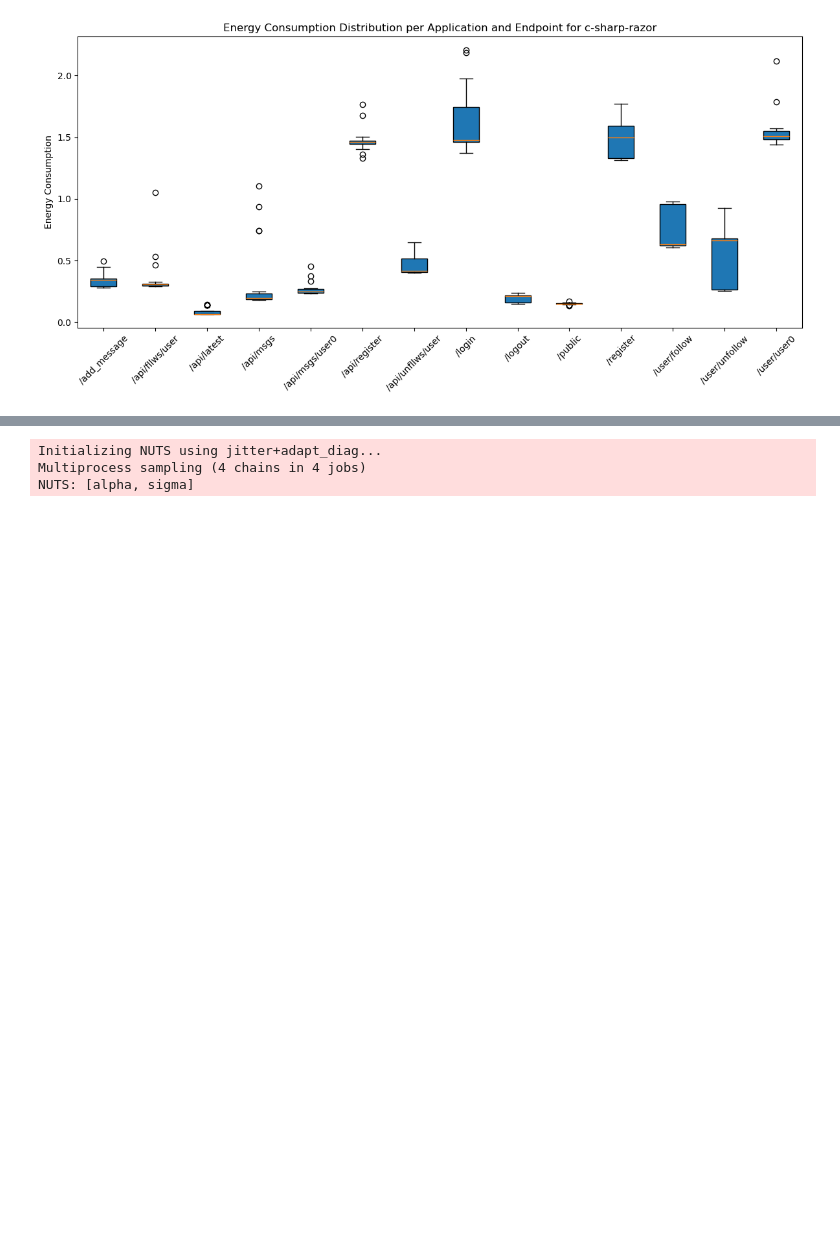
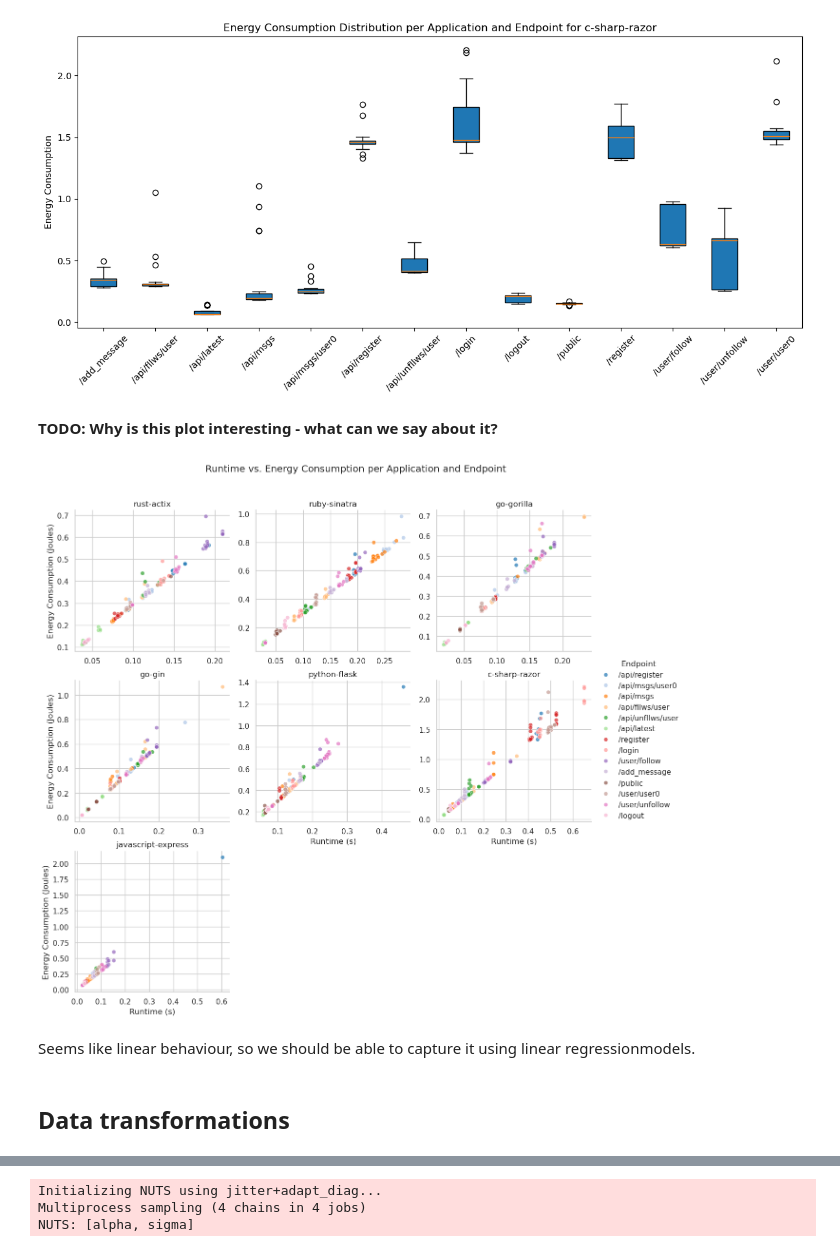
Before and after one commit to joakimGD/PRPRO-exam, a Jupyter notebook: main-question.ipynb, the cells around one changed output, grey strips where cells are left out. Cells and saved outputs as stored; diff of their text form; code cells hidden in the pictures; blank space fills up the shorter version.

```diff
--- a/main-question.ipynb
+++ b/main-question.ipynb
@@ -152,3 +208,29 @@ plt.tight_layout()
 plt.show()
 # %% [output]
 [figure]
+# %% [markdown]
+**TODO: Why is this plot interesting - what can we say about it?**
+# %%
+sns.set_theme(style="whitegrid")
+
+# Use a more vibrant color palette
+palette = sns.color_palette("tab20", n_colors=14)
+
+# Create the FacetGrid with custom palette
+g = sns.FacetGrid(df, col="application", col_wrap=3, sharex=False, sharey=False, height=4)
+g.map_dataframe(sns.scatterplot, x="runtime", y="energy_consumption", hue="endpoint", palette=palette, alpha=0.7)
+
+# Clean up the layout
+g.set_axis_labels("Runtime (s)", "Energy Consumption (Joules)")
+g.set_titles(col_template="{col_name}")
+g.add_legend(title="Endpoint")
+g.figure.subplots_adjust(top=0.9)
+g.figure.suptitle("Runtime vs. Energy Consumption per Application and Endpoint")
+
+plt.show()
+# %% [output]
+[figure, added]
+# %% [markdown]
+Seems like linear behaviour, so we should be able to capture it using linear regressionmodels.
+# %% [markdown]
+## Data transformations
```
Also changed, not shown: parts of 45 cells of this notebook.
